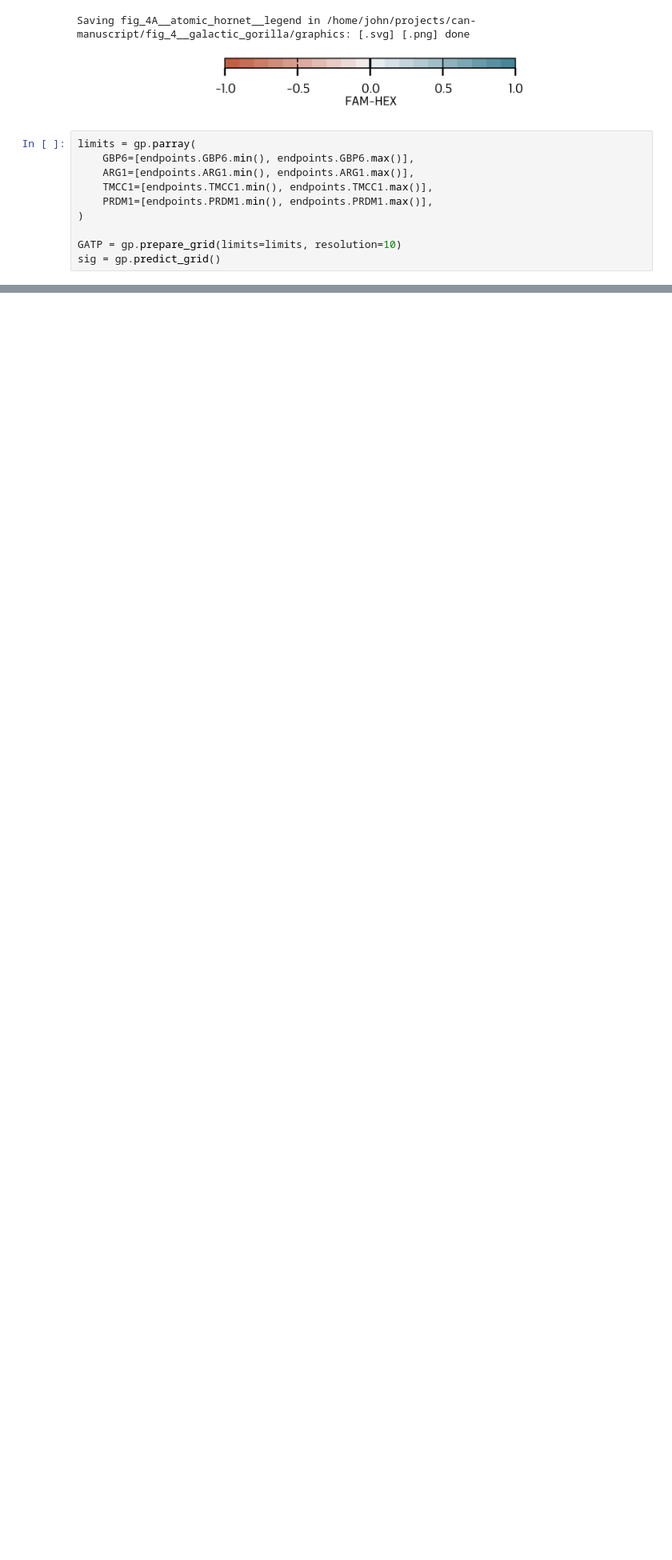
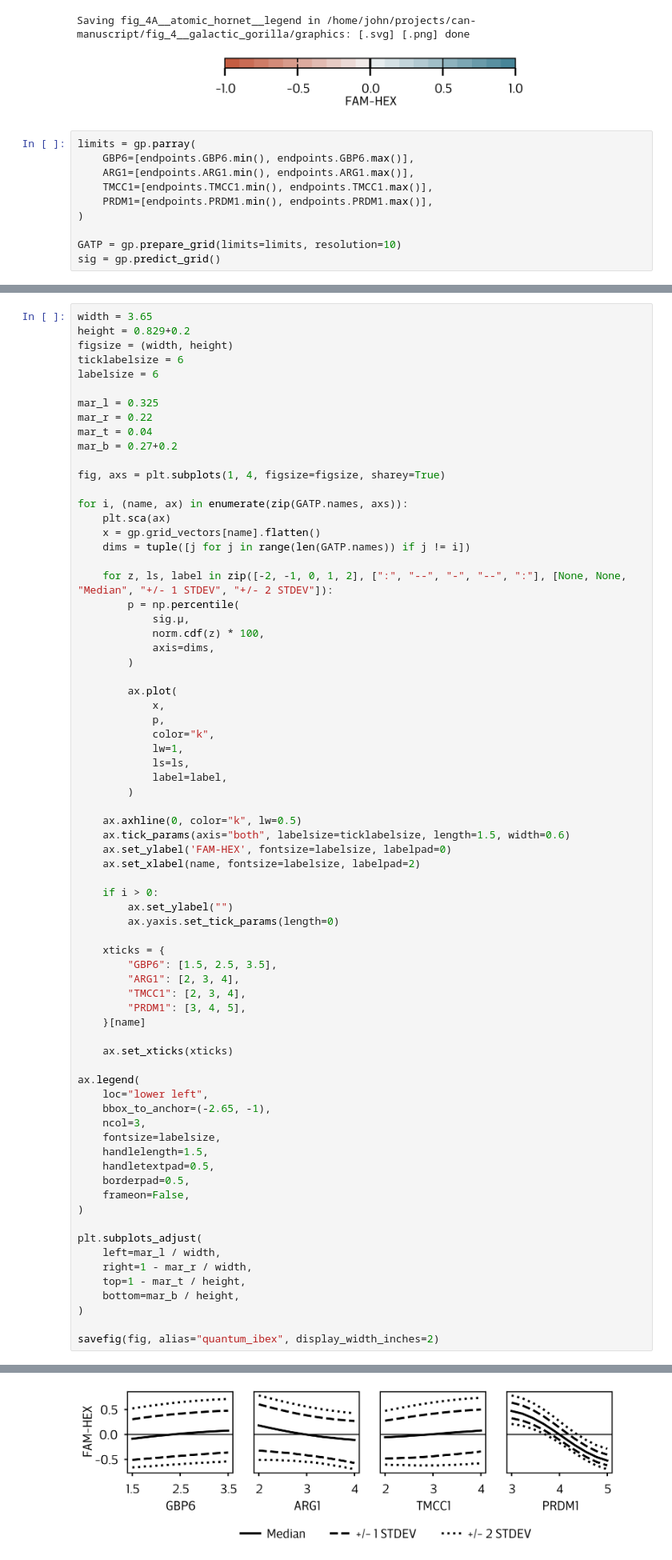
Before and after one commit to JohnGoertz/can-manuscript, a Jupyter notebook: fig_4__galactic_gorilla/code/fig_4__galactic_gorilla__4D_surface.ipynb, the cells around one changed output, grey strips where cells are left out. Shown at 80% size. Drawn from its saved outputs; the diff is of its cells as text; blank space fills up the shorter version.

Commit message:
Add inter-stdev ranges to quantum_ibex

```diff
--- a/fig_4__galactic_gorilla/code/fig_4__galactic_gorilla__4D_surface.ipynb
+++ b/fig_4__galactic_gorilla/code/fig_4__galactic_gorilla__4D_surface.ipynb
@@ -284,0 +285,73 @@ Saving fig_4B__quantum_ibex in /home/john/projects/can-manuscript/fig_4__galacti
+# %%
+width = 3.65
+height = 0.829+0.2
+figsize = (width, height)
+ticklabelsize = 6
+labelsize = 6
+
+mar_l = 0.325
+mar_r = 0.22
+mar_t = 0.04
+mar_b = 0.27+0.2
+
+fig, axs = plt.subplots(1, 4, figsize=figsize, sharey=True)
+
+for i, (name, ax) in enumerate(zip(GATP.names, axs)):
+    plt.sca(ax)
+    x = gp.grid_vectors[name].flatten()
+    dims = tuple([j for j in range(len(GATP.names)) if j != i])
+
+    for z, ls, label in zip([-2, -1, 0, 1, 2], [":", "--", "-", "--", ":"], [None, None, "Median", "+/- 1 STDEV", "+/- 2 STDEV"]):
+        p = np.percentile(
+            sig.μ,
+            norm.cdf(z) * 100,
+            axis=dims,
+        )
+
+        ax.plot(
+            x,
+            p,
+            color="k",
+            lw=1,
+            ls=ls,
+            label=label,
+        )
+
+    ax.axhline(0, color="k", lw=0.5)
+    ax.tick_params(axis="both", labelsize=ticklabelsize, length=1.5, width=0.6)
+    ax.set_ylabel('FAM-HEX', fontsize=labelsize, labelpad=0)
+    ax.set_xlabel(name, fontsize=labelsize, labelpad=2)
+
+    if i > 0:
+        ax.set_ylabel("")
+        ax.yaxis.set_tick_params(length=0)
+
+    xticks = {
+        "GBP6": [1.5, 2.5, 3.5],
+        "ARG1": [2, 3, 4],
+        "TMCC1": [2, 3, 4],
+        "PRDM1": [3, 4, 5],
+    }[name]
+
+    ax.set_xticks(xticks)
+
+ax.legend(
+    loc="lower left",
+    bbox_to_anchor=(-2.65, -1),
+    ncol=3,
+    fontsize=labelsize,
+    handlelength=1.5,
+    handletextpad=0.5,
+    borderpad=0.5,
+    frameon=False,
+)
+
+plt.subplots_adjust(
+    left=mar_l / width,
+    right=1 - mar_r / width,
+    top=1 - mar_t / height,
+    bottom=mar_b / height,
+)
+
+savefig(fig, alias="quantum_ibex", display_width_inches=2)
+# %% [output]
@@ -284,0 +359 @@ Saving fig_4B__quantum_ibex in /home/john/projects/can-manuscript/fig_4__galacti
+[figure, added]
```
Also changed, not shown: parts of 3 cells of this notebook, 2 other files.
